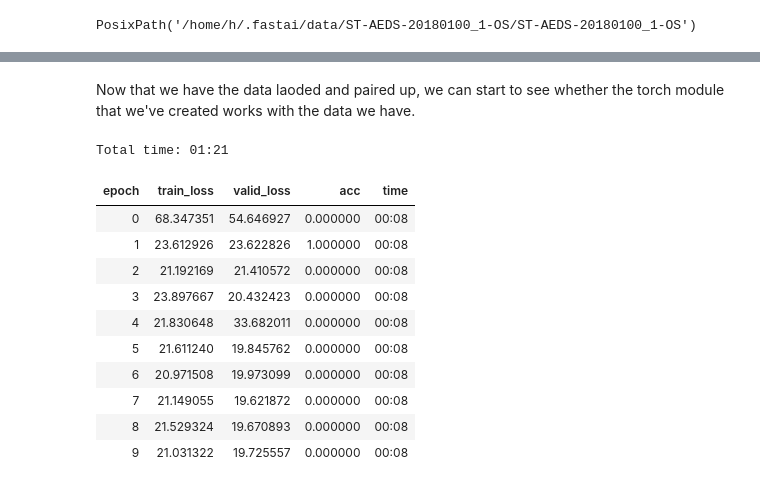
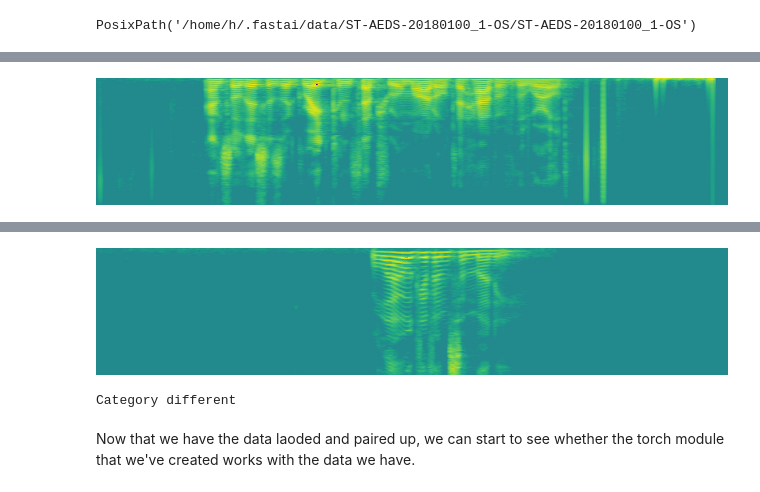
Before and after one commit to tbass134/fastai_audio, a Jupyter notebook: Voice Identification.ipynb, the cells around one changed output, grey strips where cells are left out. Saved outputs shown, nothing was run; the diff lists cells and outputs as text; code cells hidden in the pictures.

```diff
--- a/Voice Identification.ipynb
+++ b/Voice Identification.ipynb
@@ -50,13 +51,13 @@ untar_data(data_url, dest=data_folder)
 # %% [output]
 PosixPath('/home/h/.fastai/data/ST-AEDS-20180100_1-OS/ST-AEDS-20180100_1-OS')
 # %%
-max_length = 4*16000
+max_length = 5*16000
 tfm_params = {
     'max_to_pad':max_length,
     'use_spectro':True,
     'cache_spectro':True,
     'to_db_scale':True,
-    'f_max': 120
+    'f_max': 135
 }
 label_pattern = r'_([mf]\d+)_'
 audios = AudioList.from_folder(data_folder, **tfm_params).split_none().label_from_re(label_pattern)
@@ -70,20 +68,19 @@ def loss_min_sig(i ,t): return nn.Sigmoid(torch.sqrt(mse(i,t)))
 # %%
 class ItemTuple(ItemBase):
 
-    def replace_meth(self, meth):
-        # Replace the method with an interable version
-        pass
-
     def __init__(self, items):
+        # Warn if the items gets larger than intended
         self.size = len(items)
         self.items = items
-        eg = items[0]
-        self.apply_tfms = eg.apply_tfms
-        self.__repr__ = eg.__repr__
-        self.data = [x.data for x in items]
+        self.data = torch.cat([x.data.unsqueeze(0) for x in items])
 
     def show(self):
         [x.show() for x in self.items]
+
+    def apply_tfms(self, tfms):
+        for tfm in tfms:
+            self.data = torch.stack([tfm(x) for x in self.data])
+        return self
 
     def __repr__(self):
         return ''.join([str(x) for x in self.items]) + '\n'
@@ -93,13 +90,15 @@ class ItemTuple(ItemBase):
 # %%
 class SiameseList(ItemList):
 
-    def __init__(self, *args, open_fn=lambda x:x, open_args={}, **kwargs):
+    def __init__(self, *args, open_fn=lambda x:x, **kwargs):
         super().__init__(*args, **kwargs)
         self.open = open_fn
-        self.open_args = open_args
 
     def get(self, i):
-        return ItemTuple([self.open(x, **self.open_args) for x in super().get(i)])
+        item = super().get(i)
+        if isinstance(item, ItemTuple):
+            return item
+        return ItemTuple([self.open(x) for x in item])
 # %%
 from copy import deepcopy
 
@@ -179,0 +175,15 @@ Category different
+# %%
+# We choose to keep one of each gender hidden in our validation set
+sd = SiameseDataset.from_label_list(audios.train, [0, 6], 20, 40)
+sd.train.x.tfm_args = tfm_params
+sd.valid.x.tfm_args = tfm_params
+tfm_sg_shift.use_on_y = False # Library broken
+tfm_sg_aug.use_on_y = False # Library broken
+tfms = [tfm_sg_shift, tfm_sg_aug], []
+
+data = sd.transform(tfms).databunch(bs=20)
+# %%
+x, y = data.train_ds[-159]
+x.show()
+y
+# %% [output]
@@ -179,0 +191 @@ Category different
+[figure, added]
@@ -180,2 +193,4 @@ Category different
+[figure, added]
+Category different
 # %% [markdown]
 Now that we have the data laoded and paired up, we can start to see whether the torch module that we've created works with the data we have.
@@ -207,24 +196,0 @@ def iterate_print_shape(model, i):
-# %%
-def loss(x, y):
-    loss = torch.pow((10*(1-y.float()) - x), 2)
-    return loss.mean()
-
-def acc(x,y):
-    return loss(x,y) < 1
-
-arch = SiameseResnet()
-learn = Learner(data, arch, loss_func=loss, metrics=acc)
-learn.fit_one_cycle(10)
-# %% [output]
-Total time: 01:21
-| epoch | train_loss | valid_loss | acc | time |
-| 0 | 68.347351 | 54.646927 | 0.000000 | 00:08 |
-| 1 | 23.612926 | 23.622826 | 1.000000 | 00:08 |
-| 2 | 21.192169 | 21.410572 | 0.000000 | 00:08 |
-| 3 | 23.897667 | 20.432423 | 0.000000 | 00:08 |
-| 4 | 21.830648 | 33.682011 | 0.000000 | 00:08 |
-| 5 | 21.611240 | 19.845762 | 0.000000 | 00:08 |
-| 6 | 20.971508 | 19.973099 | 0.000000 | 00:08 |
-| 7 | 21.149055 | 19.621872 | 0.000000 | 00:08 |
-| 8 | 21.529324 | 19.670893 | 0.000000 | 00:08 |
-| 9 | 21.031322 | 19.725557 | 0.000000 | 00:08 |
```
Also changed, not shown: parts of 15 cells of this notebook.
